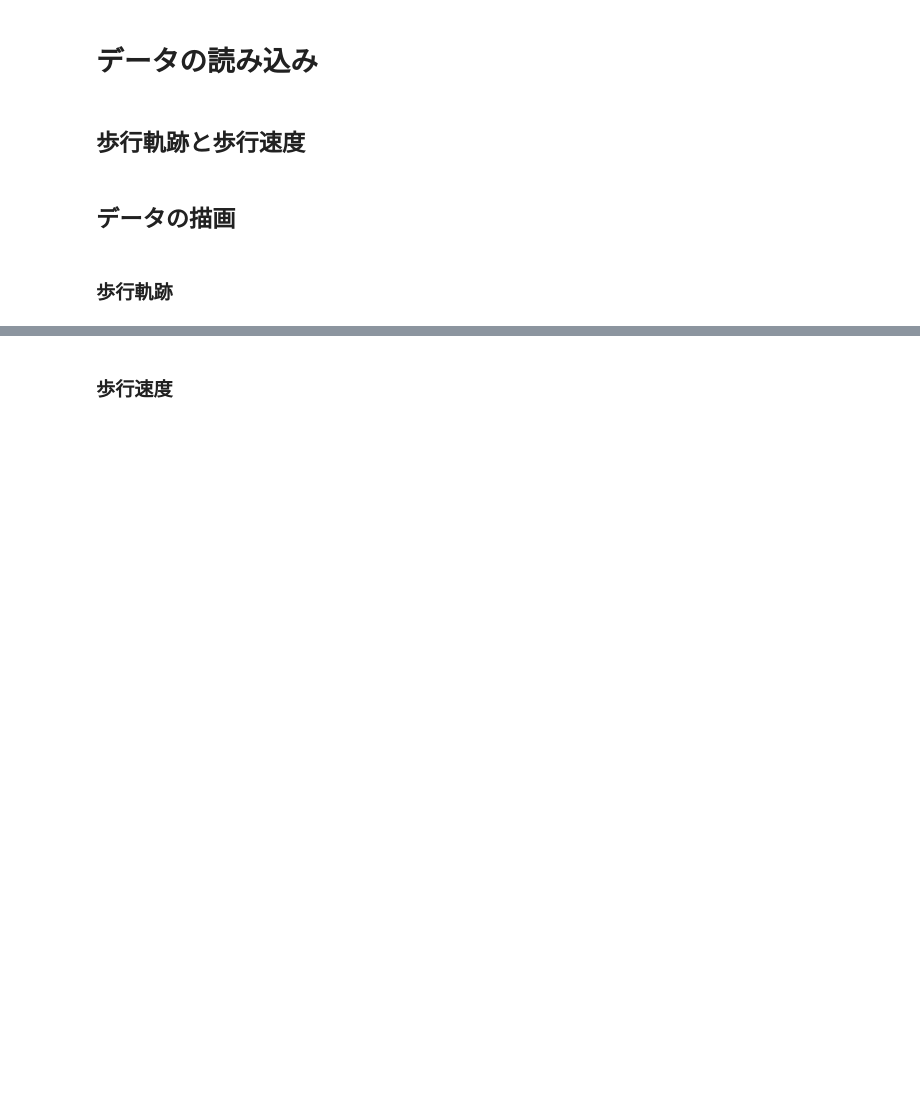
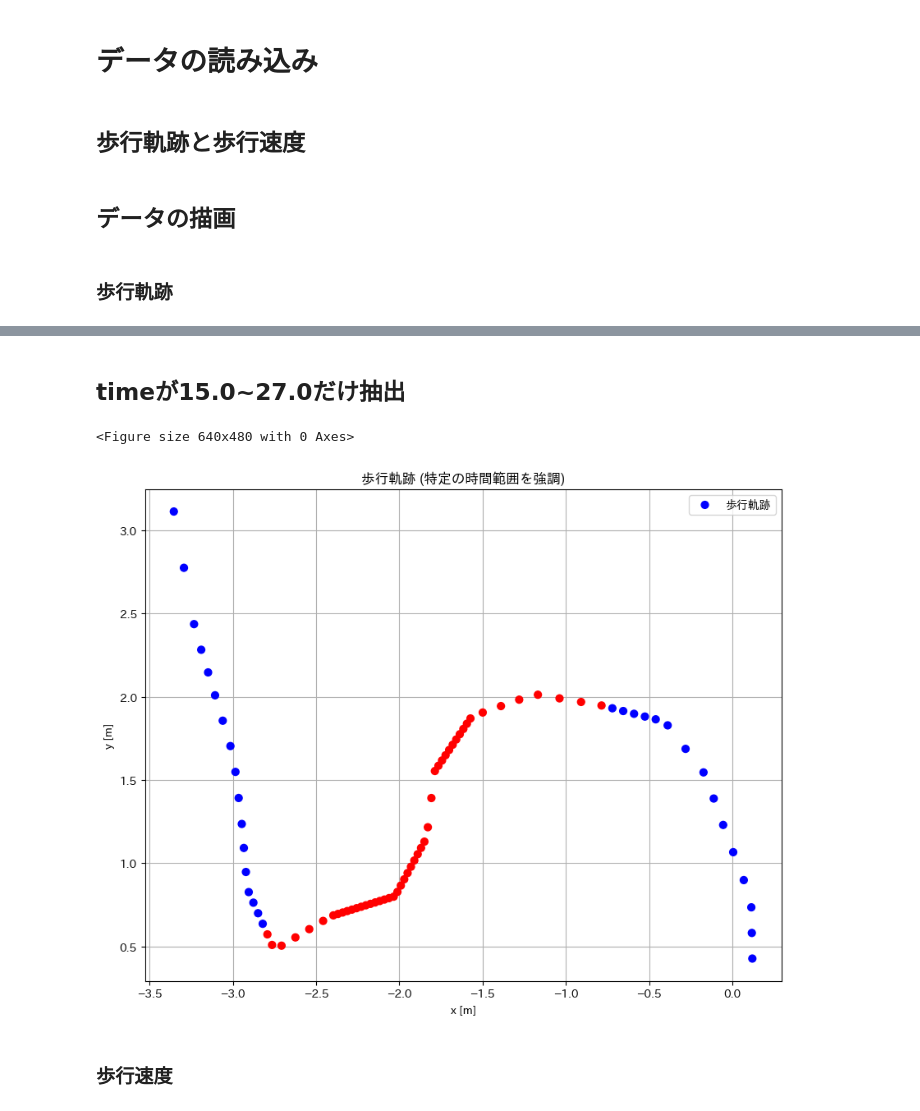
Before and after one commit to kajiLabTeam/pedestrian-behavior-comparison-system, a Jupyter notebook: src/speed/slowly/trajectoryOnlyStop.ipynb, the cells around one changed output, grey strips where cells are left out. Saved outputs shown, nothing was run; the diff lists cells and outputs as text; code cells hidden in the pictures; blank space fills up the shorter version.

```diff
--- a/src/speed/slowly/trajectoryOnlyStop.ipynb
+++ b/src/speed/slowly/trajectoryOnlyStop.ipynb
@@ -48,3 +48,27 @@ plt.show()
+# %% [markdown]
+## timeが15.0~27.0だけ抽出
+# %%
+# timeが15秒から27秒の範囲にあるかどうかで色を決定
+colors = np.where((df_trajectory['time'] >= 15) & (df_trajectory['time'] <= 27), 'red', 'blue')
+
+
+plt.subplots_adjust(hspace=0.3)
+fig = plt.figure(figsize=(10, 10))
+
+# 特定の時間範囲の点を強調（例：赤色）
+plt.scatter(df_trajectory['x'], df_trajectory['y'], c=colors, s=40, label='歩行軌跡', zorder=2)
+
+
+plt.gca().set_aspect('equal', adjustable='box')
+plt.title('歩行軌跡 (特定の時間範囲を強調)')
+plt.xlabel('x [m]')
+plt.ylabel('y [m]')
+plt.grid(True)
+plt.legend() # ラベルを表示するために凡例を追加
+plt.show()
+# %% [output]
+<Figure size 640x480 with 0 Axes>
+[figure, added]
 # %% [markdown]
 ### 歩行速度
 # %%
```
Also changed, not shown: parts of 6 cells of this notebook.
